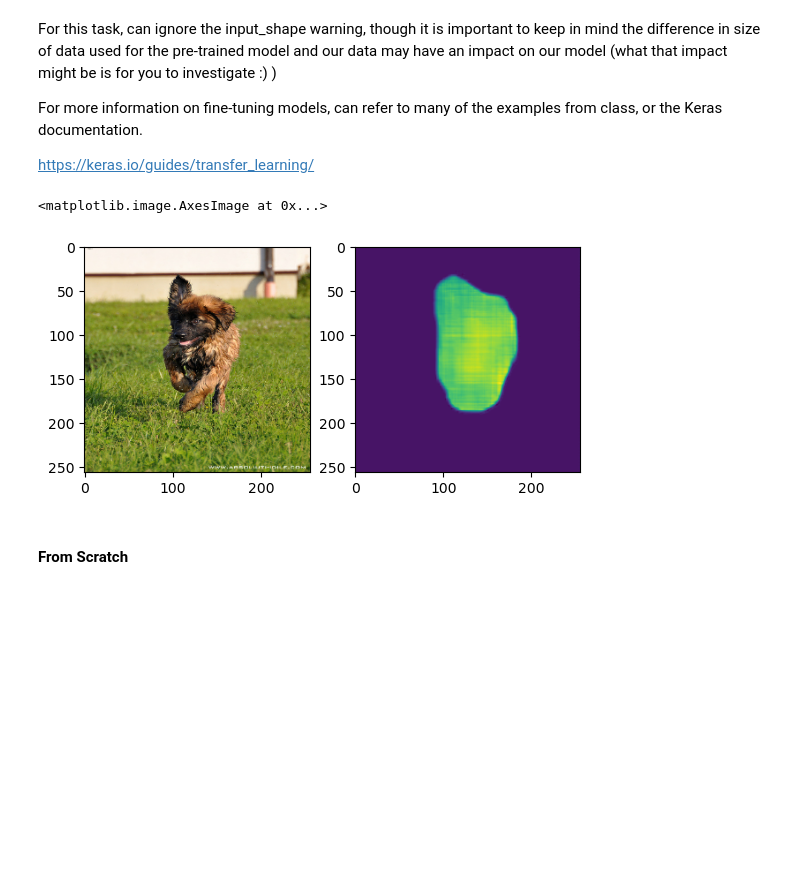
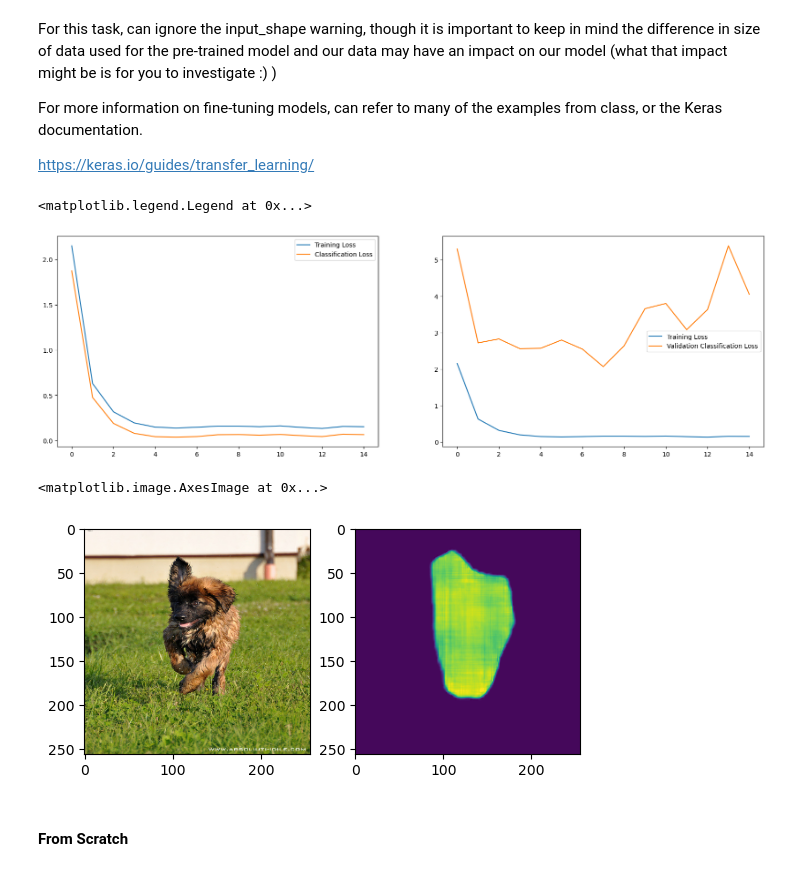
Before and after one commit to DonMMK/Machine-Learning-CAB420, a Jupyter notebook: assessment1b/CAB420_A1B_Q2_Template.ipynb, the cells around one changed output. Cells and saved outputs as stored; diff of their text form; code cells hidden in the pictures; blank space fills up the shorter version.

```diff
--- a/assessment1b/CAB420_A1B_Q2_Template.ipynb
+++ b/assessment1b/CAB420_A1B_Q2_Template.ipynb
@@ -404,18 +419,21 @@ decoded = keras.layers.Resizing(image_size, image_size)(x)
 
 
 
-model_test = keras.Model(inputs, [classification, decoded])
+model_test = keras.Model(inputs, outputs=[classification, decoded] , name='mobilenet_fine_tune')
 
 model_test.summary()
+keras.utils.plot_model(model_test, show_shapes=True)
 
 model_test.compile(loss=[keras.losses.SparseCategoricalCrossentropy(from_logits=True),
                    keras.losses.MeanAbsoluteError()],
               optimizer='adam')
 
 history = model_test.fit(train_class_seg,
-          epochs=10,
+          epochs=15,
           validation_data=test_class_seg,
           verbose=True)
+
+
 
 # history = model_test.fit(train_class_seg, epochs=10,batch_size=100, validation_data=test_class_seg)
 
@@ -425,6 +443,10 @@ history = model_test.fit(train_class_seg,
 
 # # add a global spatial average pooling layer
 # x = mobile_base.output
+
+
+
+keras.utils.plot_model(model_test, show_shapes=True)
 # %% [output]
 WARNING:tensorflow:`input_shape` is undefined or non-square, or `rows` is not 224. Weights for input shape (224, 224) will be loaded as the default.
 WARNING:tensorflow:`input_shape` is undefined or non-square, or `rows` is not 224. Weights for input shape (224, 224) will be loaded as the default.
@@ -470,6 +492,21 @@ For this task, can ignore the input_shape warning, though it is important to kee
 For more information on fine-tuning models, can refer to many of the examples from class, or the Keras documentation.
 
 https://keras.io/guides/transfer_learning/
+# %%
+# plot training and validation loss and accuracy
+fig = plt.figure(figsize=[20, 6])
+ax = fig.add_subplot(1, 2, 1)
+ax.plot(history.history['loss'], label="Training Loss")
+ax.plot(history.history['classification_loss'], label="Classification Loss")
+ax.legend()
+
+ax = fig.add_subplot(1, 2, 2)
+ax.plot(history.history['loss'], label="Training Loss")
+ax.plot(history.history['val_classification_loss'], label="Validation Classification Loss")
+ax.legend()
+# %% [output]
+<matplotlib.legend.Legend at 0x...>
+[figure, added]
 # %%
 x, y = next(iter(test_class_seg))
 classification, decoded = model_test(x)
@@ -478,6 +515,6 @@ axs[0].imshow(unprocess_image(tf.squeeze(x[0])).numpy().astype(int))
 axs[1].imshow(unprocess_image(tf.squeeze(decoded[0])).numpy().astype(int))
 # %% [output]
 <matplotlib.image.AxesImage at 0x...>
-[figure, old version]
+[figure, new version]
 # %% [markdown]
 #### From Scratch
```
Also changed, not shown: parts of 9 cells of this notebook.
